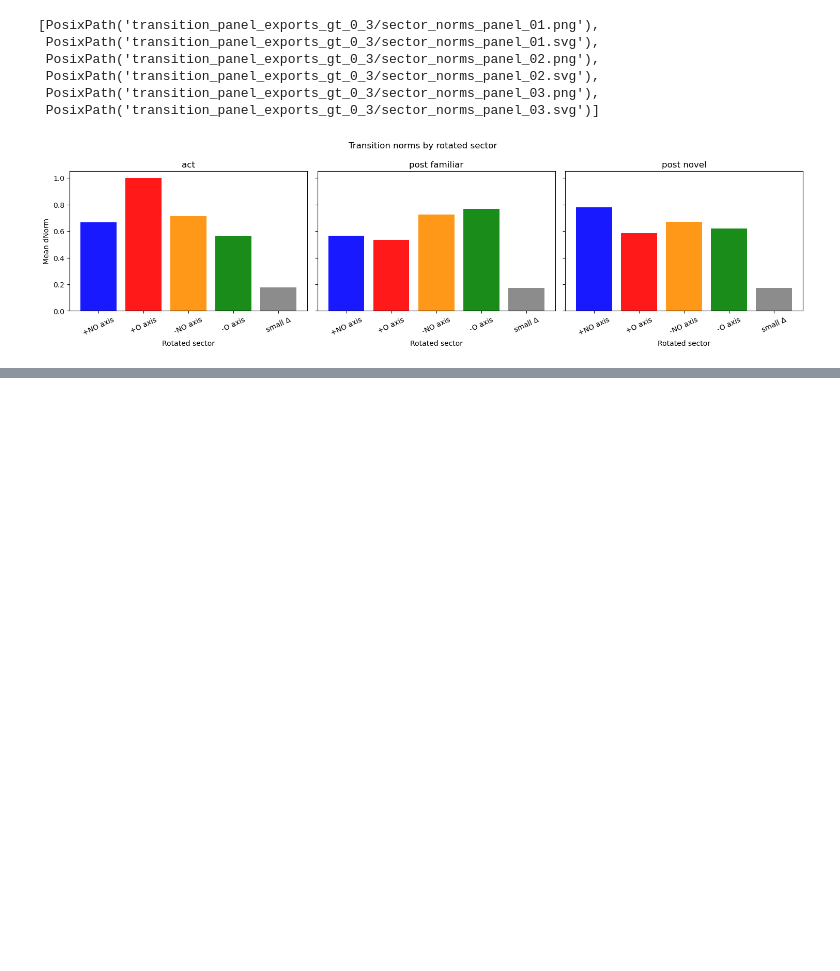
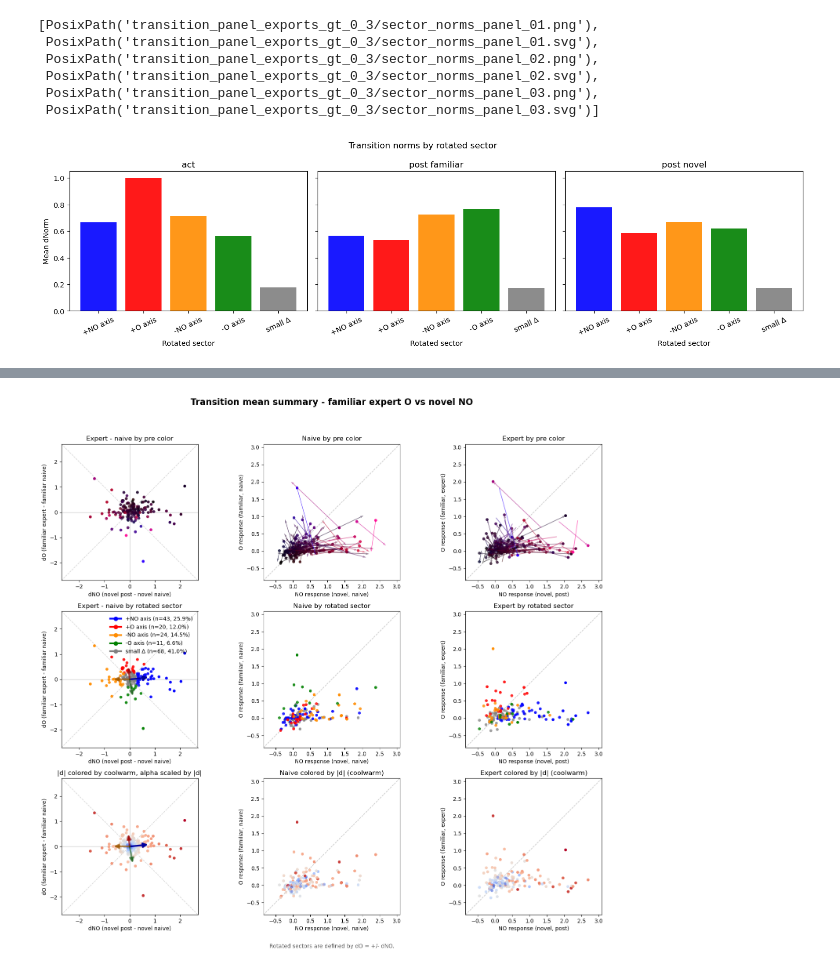
Before and after one commit to matushalak/context-contrasting, a Jupyter notebook: context_contrasting/data_analysis/transitions>threshold.ipynb, the cells around one changed output, grey strips where cells are left out. Cells and saved outputs as stored; diff of their text form; code cells hidden in the pictures; blank space fills up the shorter version.

```diff
--- a/context_contrasting/data_analysis/transitions>threshold.ipynb
+++ b/context_contrasting/data_analysis/transitions>threshold.ipynb
@@ -229,0 +353,24 @@ fraction_panel_paths
+# %%
+fig_expert_o_vs_novel_no = plot_mean_transition_summary(
+    familiar_expert_o_vs_novel_no_mean,
+    title="Transition mean summary - familiar expert O vs novel NO",
+    start_label="Naive",
+    end_label="Expert",
+    response_lims=mixed_response_lims,
+    shift_lims=mixed_shift_lims,
+    style=PLOT_STYLE,
+)
+label_novel_no_familiar_o_summary(fig_expert_o_vs_novel_no, target_label="Expert")
+
+expert_o_vs_novel_no_panel_paths = export_figure_panels(
+    fig_expert_o_vs_novel_no,
+    PANEL_EXPORT_DIR,
+    "familiar_expert_occluded_vs_novel_nonoccluded_mean",
+)
+expert_o_vs_novel_no_sector_legend_paths = th.save_rotated_sector_unit_legend(
+    familiar_expert_o_vs_novel_no_mean,
+    PANEL_EXPORT_DIR / "familiar_expert_occluded_vs_novel_nonoccluded_mean_sector_legend.png",
+    label_fontsize=25
+)
+expert_o_vs_novel_no_panel_paths + expert_o_vs_novel_no_sector_legend_paths
+# %% [output]
@@ -229,0 +397 @@ fraction_panel_paths
+[figure, added]
```
Also changed, not shown: parts of 5 cells of this notebook, 31 other files.
